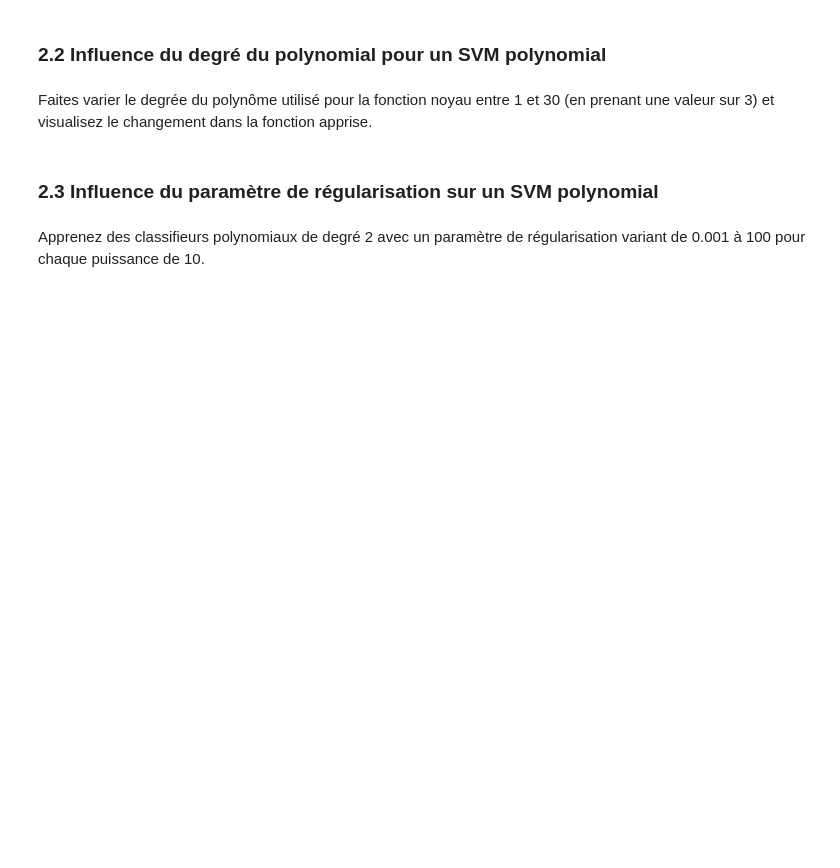
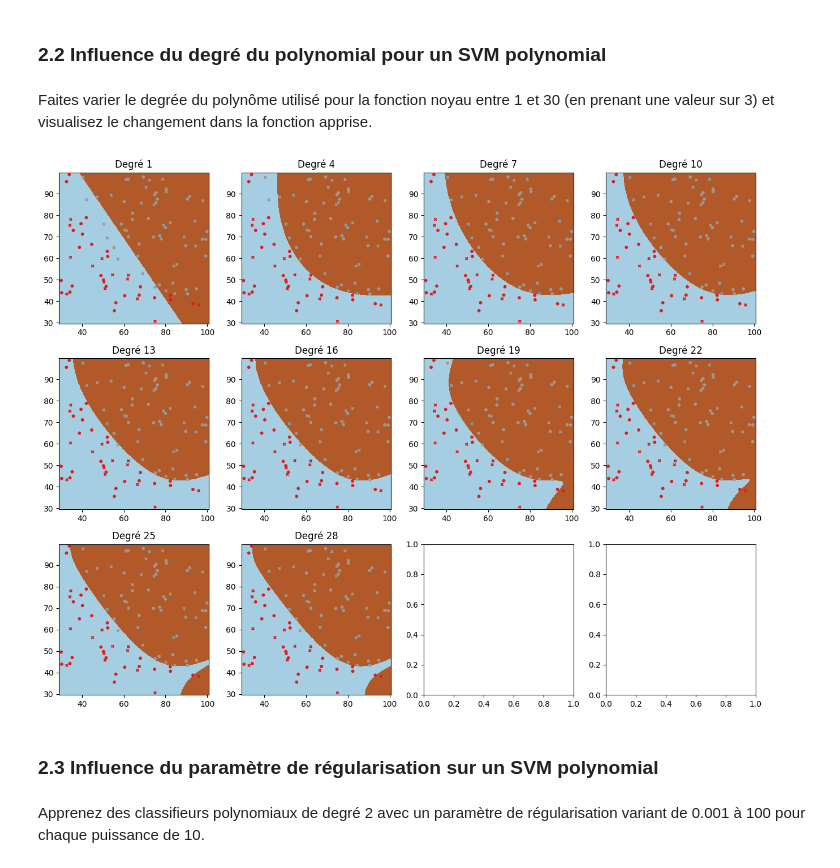
Before and after one commit to ViniciusGN/Kaggle-AI-Studies, a Jupyter notebook: Apprentissage/TP3_Vinicius_Nascimento/TP3_Vinicius_Nascimento.ipynb, the cells around one changed output. Drawn from its saved outputs; the diff is of its cells as text; code cells hidden in the pictures; blank space fills up the shorter version.

```diff
--- a/Apprentissage/TP3_Vinicius_Nascimento/TP3_Vinicius_Nascimento.ipynb
+++ b/Apprentissage/TP3_Vinicius_Nascimento/TP3_Vinicius_Nascimento.ipynb
@@ -189,3 +245,34 @@ raise NotImplementedError()
+# %%
+# YOUR CODE HERE
+degrees = range(1, 31, 3)
+fig, axes = plt.subplots(3, 4, figsize=(13, 10))  # 3 lignes, 4 colonnes
+
+for idx, degree in enumerate(degrees):
+    row, col = divmod(idx, 4)  # Calcul de la position du subplot
+
+    clf = SVC(kernel='poly', degree=degree, random_state=42)
+    clf.fit(X_train, y_train)
+
+    pas = 500
+    x_min, x_max = X[:, 0].min() - 1, X[:, 0].max() + 1
+    y_min, y_max = X[:, 1].min() - 1, X[:, 1].max() + 1
+    h = abs(x_max - x_min) / pas
+    xx, yy = np.meshgrid(np.arange(x_min, x_max, h), np.arange(y_min, y_max, h))
+
+    Z = clf.predict(np.stack((xx.ravel(), yy.ravel()), 1))
+    Z = Z.reshape(xx.shape)
+
+    axes[row, col].imshow(Z, interpolation='nearest', extent=(xx.min(), xx.max(), yy.min(), yy.max()),
+                          cmap=plt.cm.Paired, aspect='auto', origin='lower')
+
+    axes[row, col].scatter(X_train[:, 0], X_train[:, 1], c=y_train, cmap=plt.cm.Set1, marker='o', s=10)
+    axes[row, col].scatter(X_test[:, 0], X_test[:, 1], c=y_test, cmap=plt.cm.Set1, marker='x', s=10)
+    axes[row, col].set_title(f"Degré {degree}")
+plt.tight_layout()
+plt.show()
+# raise NotImplementedError()
+# %% [output]
+[figure, added]
 # %% [markdown]
 ### 2.3 Influence du paramètre de régularisation sur un SVM polynomial
 # %% [markdown]
```
Also changed, not shown: parts of 51 cells of this notebook.
